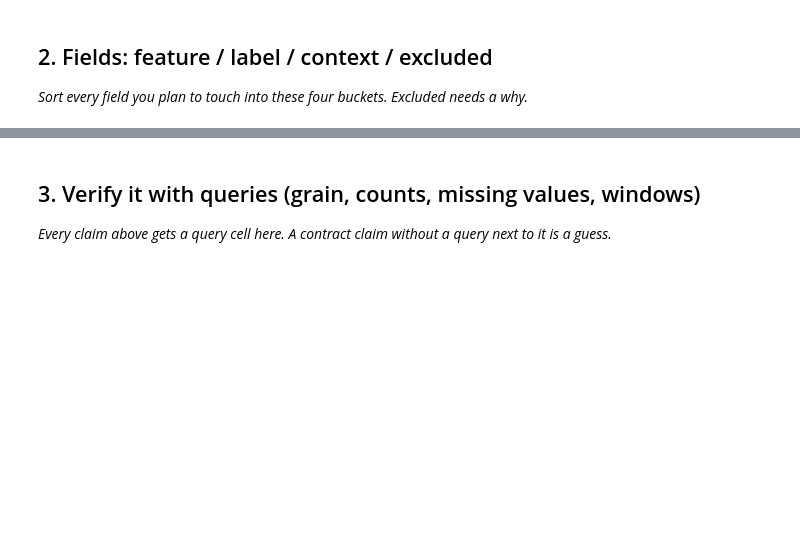
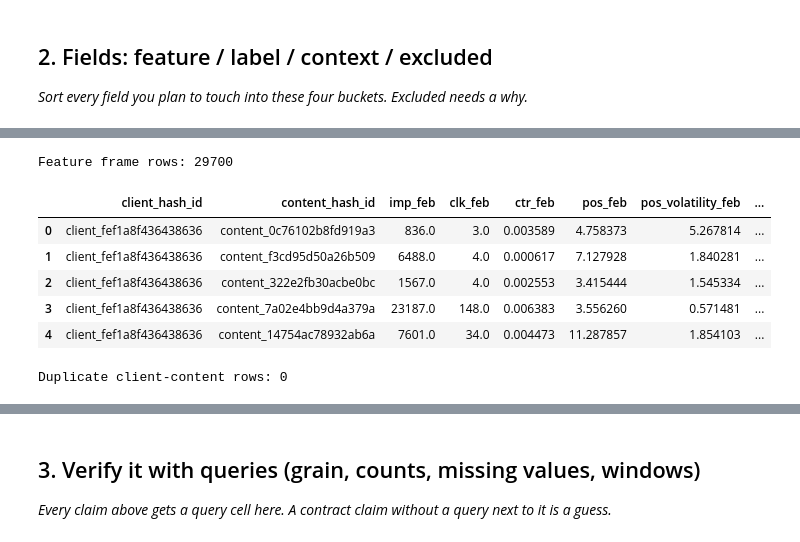
Before and after one commit to aijaz-khalique/flyrank-machine-learning-internship, a Jupyter notebook: work/notebooks/w03_data_contract.ipynb, the cells around one changed output, grey strips where cells are left out. Saved outputs shown, nothing was run; the diff lists cells and outputs as text; code cells hidden in the pictures; blank space fills up the shorter version.

```diff
--- a/work/notebooks/w03_data_contract.ipynb
+++ b/work/notebooks/w03_data_contract.ipynb
@@ -40,0 +285,34 @@ Excluded: content_id and client_id are excluded because they are identifiers. I
+# %%
+feature_frame = feb_agg.merge(
+    content_features,
+    on=[
+        "client_hash_id",
+        "content_hash_id"
+    ],
+    how="inner"
+)
+
+print("Feature frame rows:", len(feature_frame))
+
+feature_frame.head()
+# %% [output]
+Feature frame rows: 29700
+|  | client_hash_id | content_hash_id | imp_feb | clk_feb | ctr_feb | pos_feb | pos_volatility_feb | ... |
+| 0 | client_fef1a8f436438636 | content_0c76102b8fd919a3 | 836.0 | 3.0 | 0.003589 | 4.758373 | 5.267814 | ... |
+| 1 | client_fef1a8f436438636 | content_f3cd95d50a26b509 | 6488.0 | 4.0 | 0.000617 | 7.127928 | 1.840281 | ... |
+| 2 | client_fef1a8f436438636 | content_322e2fb30acbe0bc | 1567.0 | 4.0 | 0.002553 | 3.415444 | 1.545334 | ... |
+| 3 | client_fef1a8f436438636 | content_7a02e4bb9d4a379a | 23187.0 | 148.0 | 0.006383 | 3.556260 | 0.571481 | ... |
+| 4 | client_fef1a8f436438636 | content_14754ac78932ab6a | 7601.0 | 34.0 | 0.004473 | 11.287857 | 1.854103 | ... |
+# %%
+duplicates = feature_frame.duplicated(
+    subset=[
+        "client_hash_id",
+        "content_hash_id"
+    ]
+).sum()
+
+print("Duplicate client-content rows:", duplicates)
+
+assert duplicates == 0
+# %% [output]
+Duplicate client-content rows: 0
```
Also changed, not shown: parts of 32 cells of this notebook, 4 other files.
